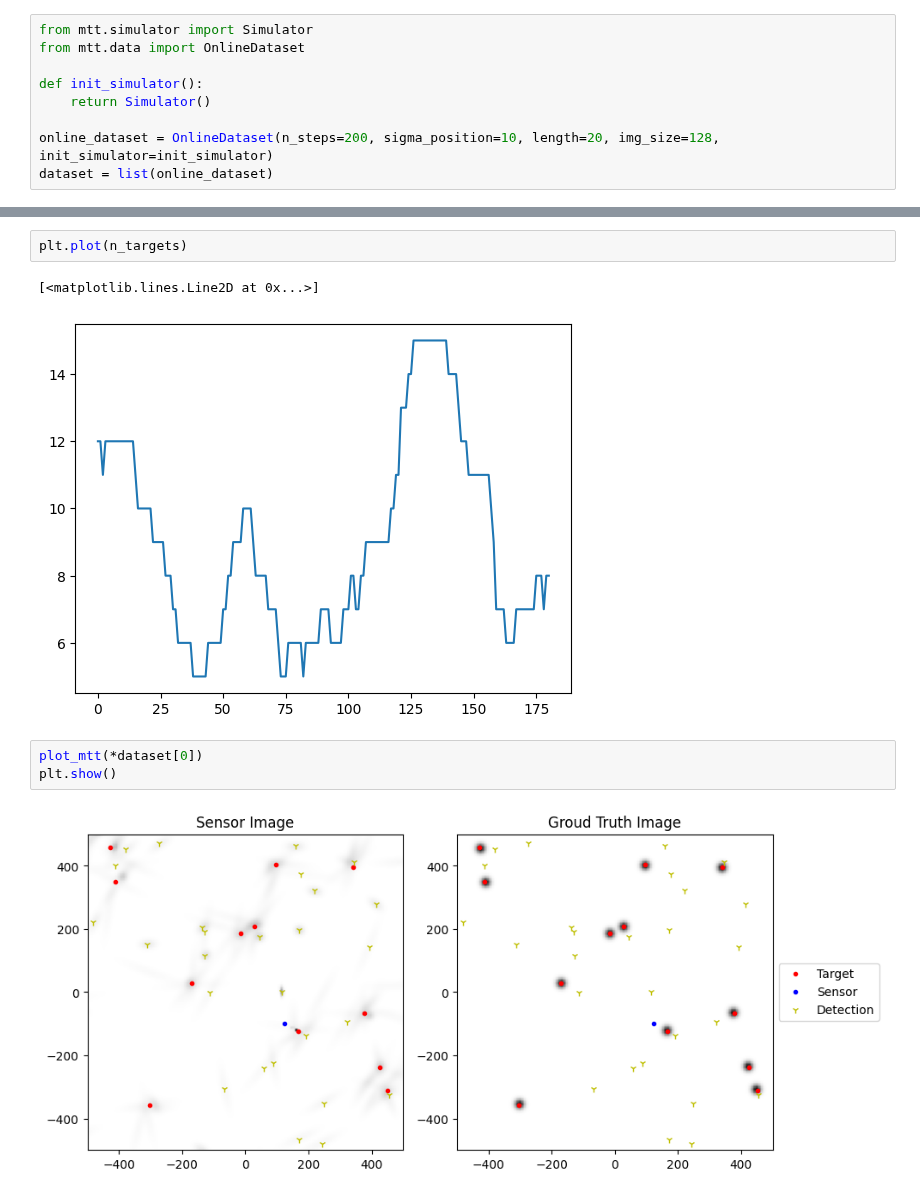
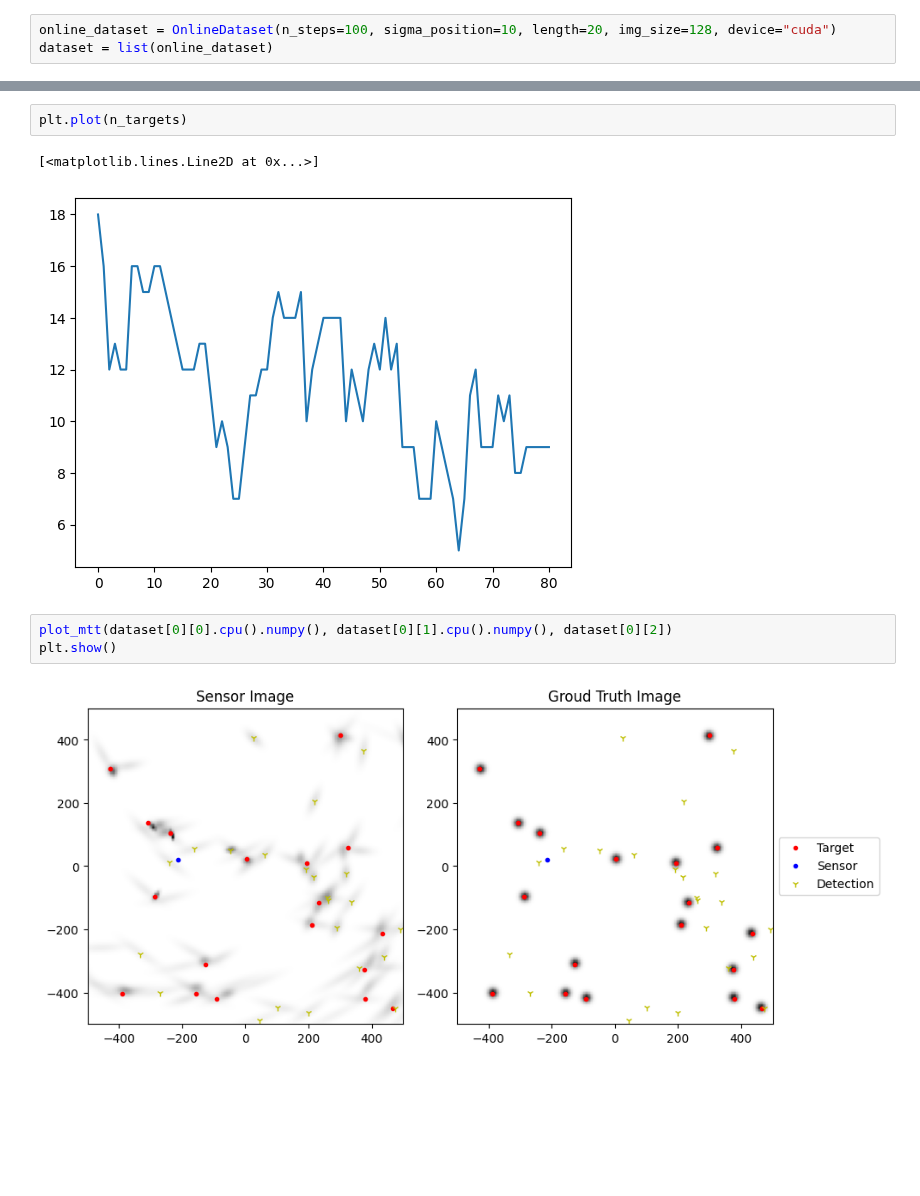
Before and after one commit to Damowerko/mtt, a Jupyter notebook: scripts/notebook.ipynb, the cells around one changed output, grey strips where cells are left out. Cells and saved outputs as stored; diff of their text form; blank space fills up the shorter version.

```diff
--- a/scripts/notebook.ipynb
+++ b/scripts/notebook.ipynb
@@ -12,13 +16,7 @@ from mtt.visualize import plot_mtt
 
 rng = np.random.default_rng()
 # %%
-from mtt.simulator import Simulator
-from mtt.data import OnlineDataset
-
-def init_simulator():
-    return Simulator()
-
-online_dataset = OnlineDataset(n_steps=200, sigma_position=10, length=20, img_size=128, init_simulator=init_simulator)
+online_dataset = OnlineDataset(n_steps=100, sigma_position=10, length=20, img_size=128, device="cuda")
 dataset = list(online_dataset)
 # %%
 positions = [info[-1]["target_positions"] for *_, info in dataset]
@@ -34,9 +32,9 @@ position std: [1088.34977659 1208.19002428]
 plt.plot(n_targets)
 # %% [output]
 [<matplotlib.lines.Line2D at 0x...>]
-[figure, old version]
+[figure, new version]
 # %%
-plot_mtt(*dataset[0])
+plot_mtt(dataset[0][0].cpu().numpy(), dataset[0][1].cpu().numpy(), dataset[0][2])
 plt.show()
 # %% [output]
-[figure, old version]
+[figure, new version]
```
Also changed, not shown: parts of 6 cells of this notebook, 7 other files.
